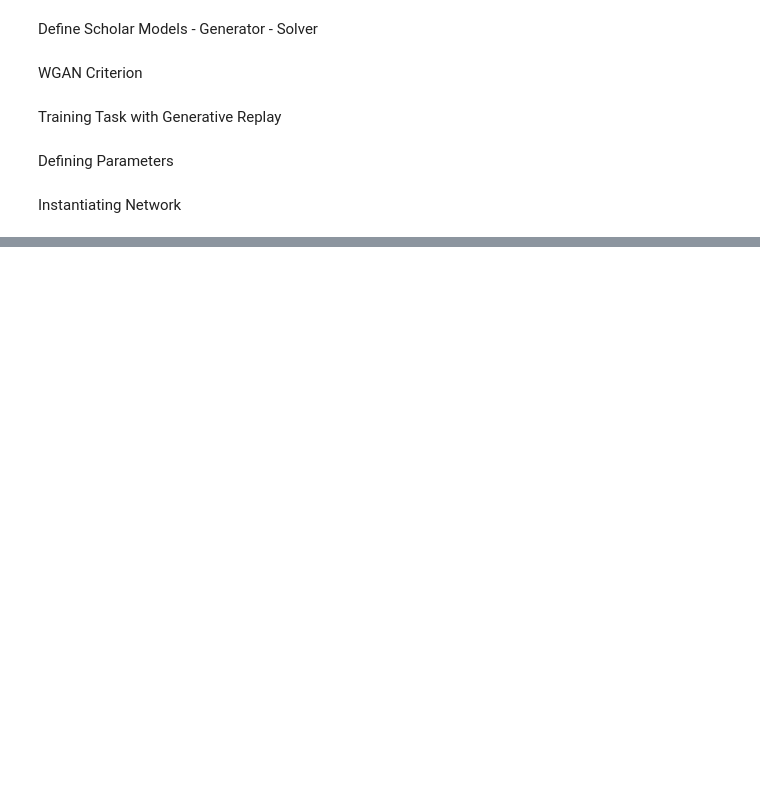
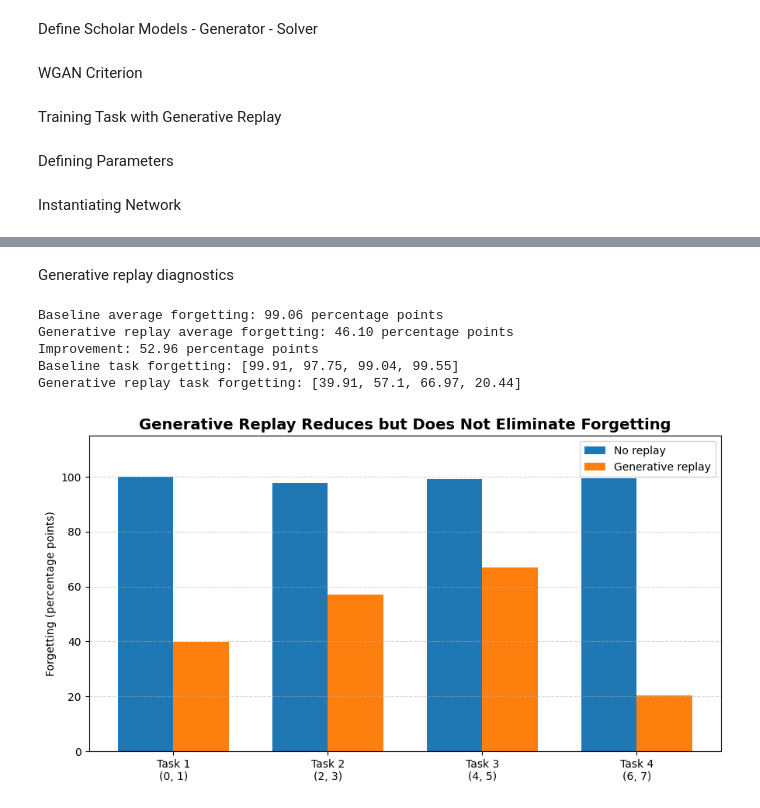
Before and after one commit to Bukunmi2108/ml-journey, a Jupyter notebook: research/p3/genreplay.ipynb, the cells around one changed output, grey strips where cells are left out. Drawn from its saved outputs; the diff is of its cells as text; code cells hidden in the pictures; blank space fills up the shorter version.

```diff
--- a/research/p3/genreplay.ipynb
+++ b/research/p3/genreplay.ipynb
@@ -26,7 +26,8 @@ Dataset Loading and splitting
 # %%
 mnist_transform = transforms.Compose([
     transforms.ToTensor(),
-    transforms.Normalize((0.1307,), (0.3081,))
+    # Match the generator Tanh output range so real and generated images live on the same scale.
+    transforms.Normalize((0.5,), (0.5,))
 ])
 # %%
 train_dataset = datasets.MNIST(root='/home/bukunmi/ml-journey/datasets/data', train=True, download=True, transform=mnist_transform)
@@ -361,0 +363,45 @@ Epoch 5 Complete. Solver Loss: 0.0000 | Critic Loss: -21.9716 | Gen Loss: 42.473
+# %% [markdown]
+Generative replay diagnostics
+# %%
+def calculate_forgetting(acc_matrix):
+    num_tasks = acc_matrix.shape[0]
+    forgetting = []
+    for task_idx in range(num_tasks - 1):
+        highest_acc = np.max(acc_matrix[task_idx, task_idx:])
+        final_acc = acc_matrix[task_idx, -1]
+        forgetting.append(highest_acc - final_acc)
+    return float(np.mean(forgetting)), [float(value) for value in forgetting]
+
+baseline_forgetting, baseline_task_forgetting = calculate_forgetting(accuracy_history)
+gen_replay_forgetting, gen_replay_task_forgetting = calculate_forgetting(replay_accuracy_history)
+
+print(f"Baseline average forgetting: {baseline_forgetting:.2f} percentage points")
+print(f"Generative replay average forgetting: {gen_replay_forgetting:.2f} percentage points")
+print(f"Improvement: {baseline_forgetting - gen_replay_forgetting:.2f} percentage points")
+print("Baseline task forgetting:", [round(v, 2) for v in baseline_task_forgetting])
+print("Generative replay task forgetting:", [round(v, 2) for v in gen_replay_task_forgetting])
+# %% [output]
+Baseline average forgetting: 99.06 percentage points
+Generative replay average forgetting: 46.10 percentage points
+Improvement: 52.96 percentage points
+Baseline task forgetting: [99.91, 97.75, 99.04, 99.55]
+Generative replay task forgetting: [39.91, 57.1, 66.97, 20.44]
+# %%
+labels = [f"Task {i+1}\n{digits}" for i, digits in enumerate(tasks[:-1])]
+x = np.arange(len(labels))
+width = 0.36
+
+plt.figure(figsize=(9, 5))
+plt.bar(x - width / 2, baseline_task_forgetting, width, label="No replay")
+plt.bar(x + width / 2, gen_replay_task_forgetting, width, label="Generative replay")
+plt.axhline(0, color="black", linewidth=0.8)
+plt.title("Generative Replay Reduces but Does Not Eliminate Forgetting", fontsize=14, fontweight="bold")
+plt.ylabel("Forgetting (percentage points)")
+plt.xticks(x, labels)
+plt.ylim(0, max(max(baseline_task_forgetting), max(gen_replay_task_forgetting)) * 1.15)
+plt.legend()
+plt.grid(axis="y", linestyle="--", alpha=0.5)
+plt.tight_layout()
+plt.show()
+# %% [output]
+[figure, added]
```
Also changed, not shown: parts of 6 cells of this notebook.
